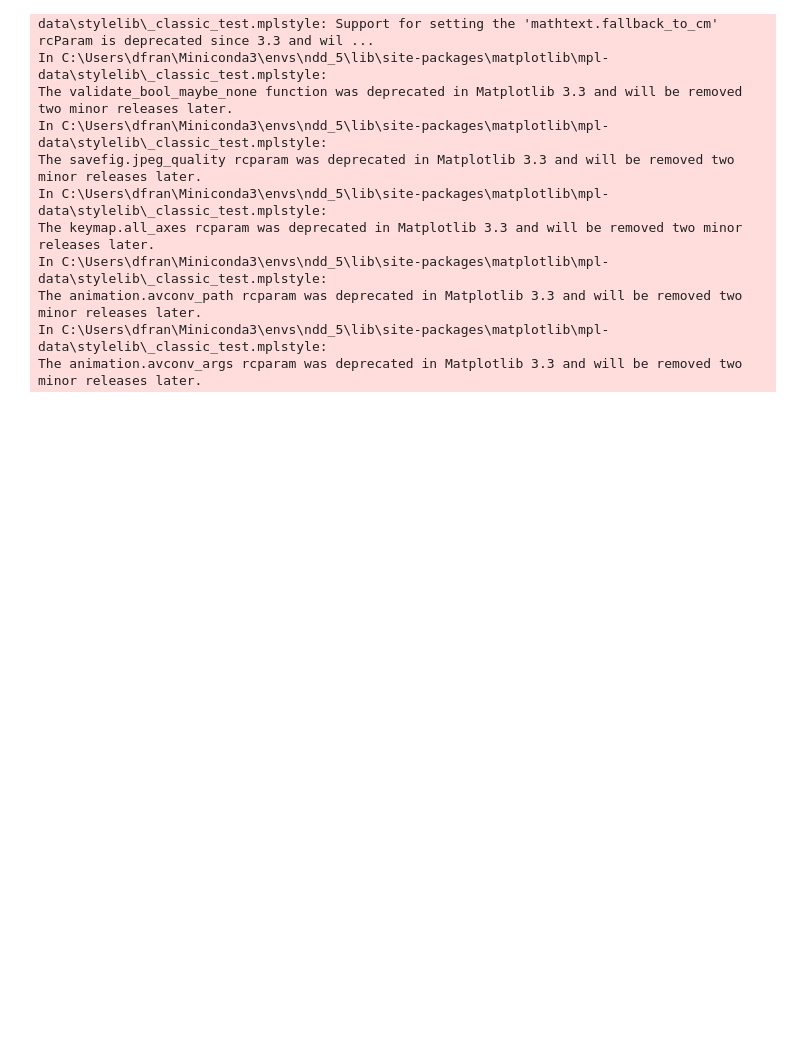
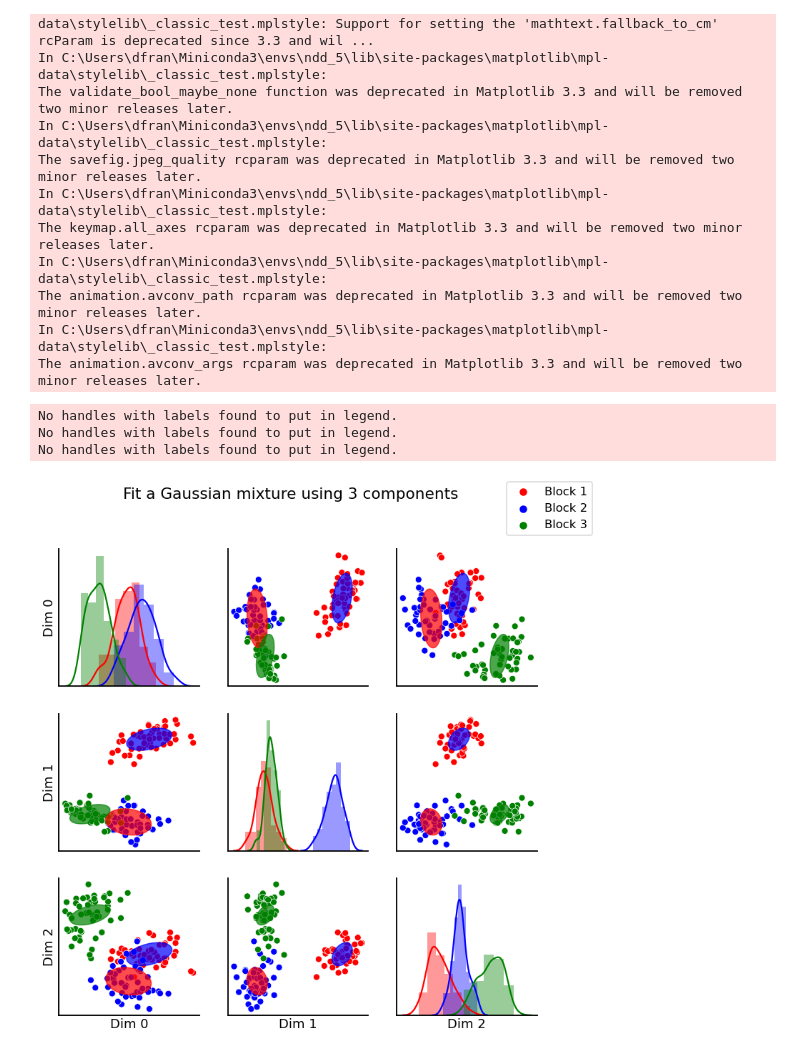
Before and after one commit to dfrancisco1998/ndd_stuff, a Jupyter notebook: proof of concept 11.3.ipynb, the cells around one changed output. Drawn from its saved outputs; the diff is of its cells as text; code cells hidden in the pictures; blank space fills up the shorter version.

```diff
--- a/proof of concept 11.3.ipynb
+++ b/proof of concept 11.3.ipynb
@@ -235,3 +227,17 @@ def pairplot_with_gmm(
         pairplot.legend(
             handles[: means.shape[0]], labels[: means.shape[0]], loc="upper right"
         )
+# %%
+from sklearn.mixture import GaussianMixture
+gmm = GaussianMixture(n_components=3, covariance_type='full').fit(X)
+
+labels = ['Block 1'] * 50 + ['Block 2'] * 50 + ['Block 3'] * 50
+cluster_palette = {0: 'red', 1:'blue', 2: 'green'}
+label_palette = {"Block 1": 'red', 'Block 2':'blue', 'Block 3': 'green'}
+pairplot_with_gmm(X, gmm, labels = labels, cluster_palette = cluster_palette,  label_palette = label_palette)
+#pairplot_with_gmm(X, gmm, labels = None, cluster_palette = None,  label_palette = None)
+# %% [output]
+No handles with labels found to put in legend.
+No handles with labels found to put in legend.
+No handles with labels found to put in legend.
+[figure, added]
```
Also changed, not shown: parts of 6 cells of this notebook.
